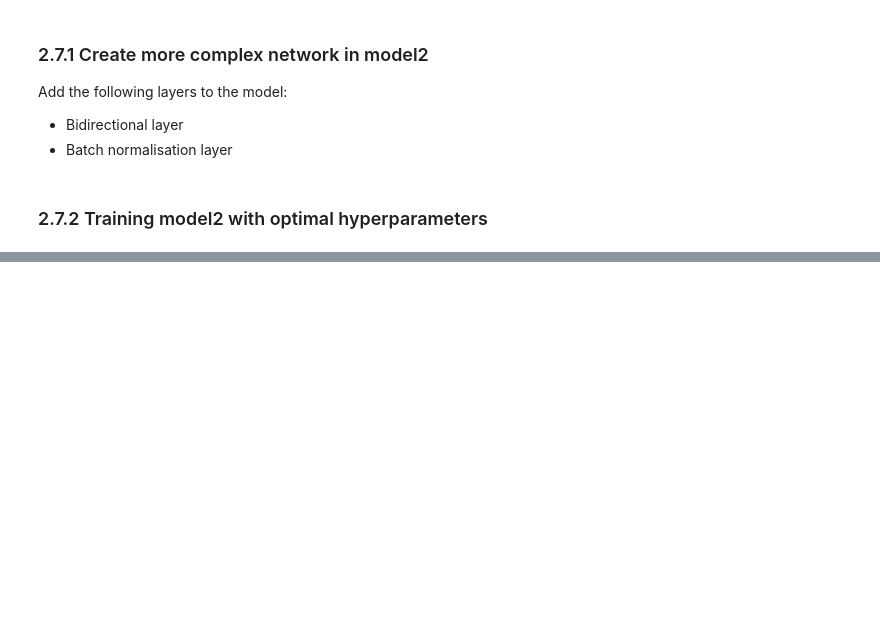
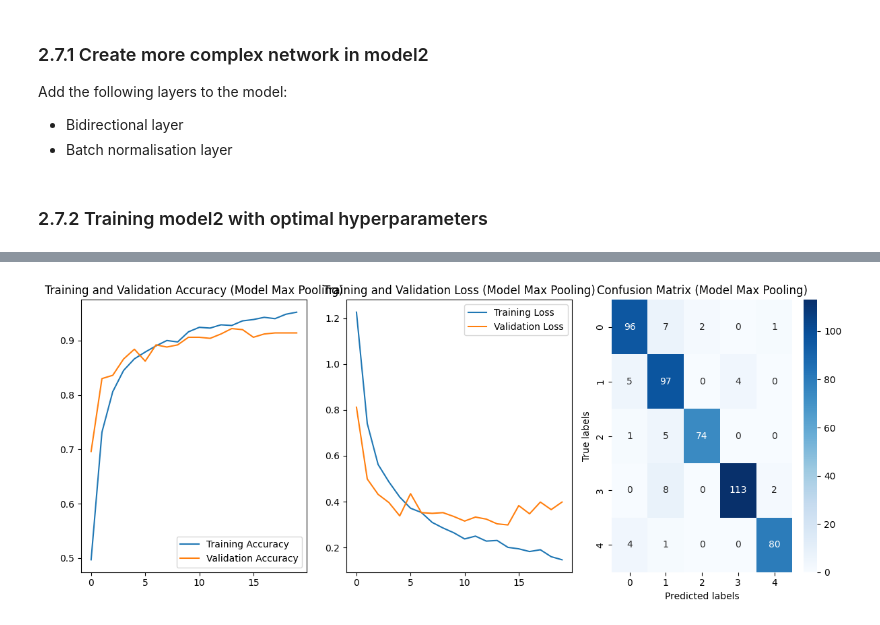
Before and after one commit to GordonChen19/NER-Tagging-Sentence-Categorization, a Jupyter notebook: notebooks/Question2.ipynb, the cells around one changed output, grey strips where cells are left out. Saved outputs shown, nothing was run; the diff lists cells and outputs as text; code cells hidden in the pictures; blank space fills up the shorter version.

```diff
--- a/notebooks/Question2.ipynb
+++ b/notebooks/Question2.ipynb
@@ -418,0 +629,33 @@ f1_score: 0.7820
+# %%
+acc = histMaxPool.history['accuracy']
+val_acc = histMaxPool.history['val_accuracy']
+loss = histMaxPool.history['loss']
+val_loss = histMaxPool.history['val_loss']
+epochs_range = range(len(acc))
+
+plt.figure(figsize=(12, 5))
+
+plt.subplot(1, 3, 1)
+plt.plot(epochs_range, acc, label='Training Accuracy')
+plt.plot(epochs_range, val_acc, label='Validation Accuracy')
+plt.legend()
+plt.title('Training and Validation Accuracy (Model Max Pooling)')
+
+plt.subplot(1, 3, 2)
+plt.plot(epochs_range, loss, label='Training Loss')
+plt.plot(epochs_range, val_loss, label='Validation Loss')
+plt.legend()
+plt.title('Training and Validation Loss (Model Max Pooling)')
+
+
+y_predMaxPool = np.argmax(modelMaxPool.predict(X_val_padded), axis=1)
+cm = confusion_matrix(y_val, y_predMaxPool)
+plt.subplot(1, 3, 3)
+sns.heatmap(cm, annot=True, fmt='g', cmap='Blues', xticklabels=labels, yticklabels=labels)
+plt.xlabel('Predicted labels')
+plt.ylabel('True labels')
+plt.title('Confusion Matrix (Model Max Pooling)')
+
+plt.tight_layout()
+plt.show()
+# %% [output]
@@ -418,0 +663 @@ f1_score: 0.7820
+[figure, added]
```
Also changed, not shown: parts of 24 cells of this notebook.
